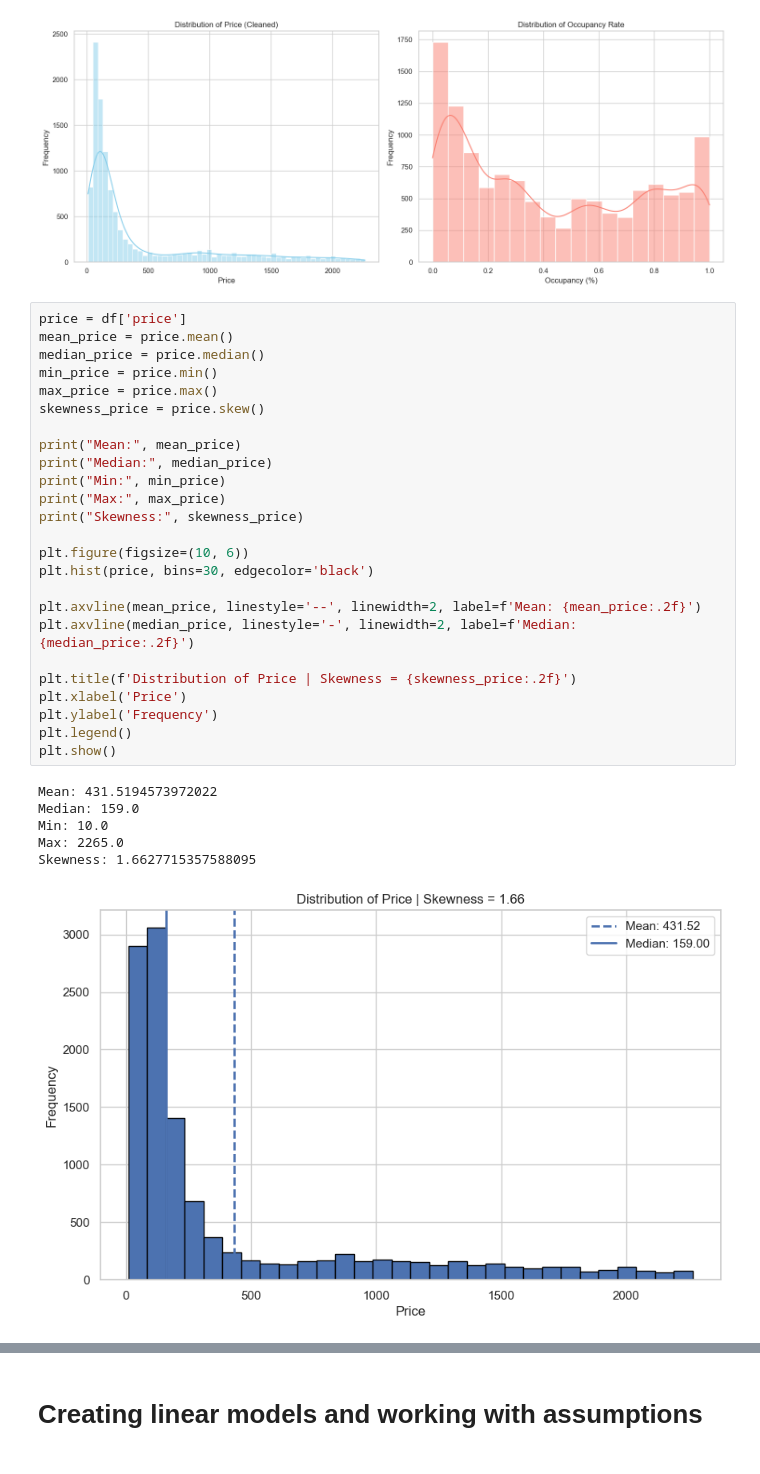
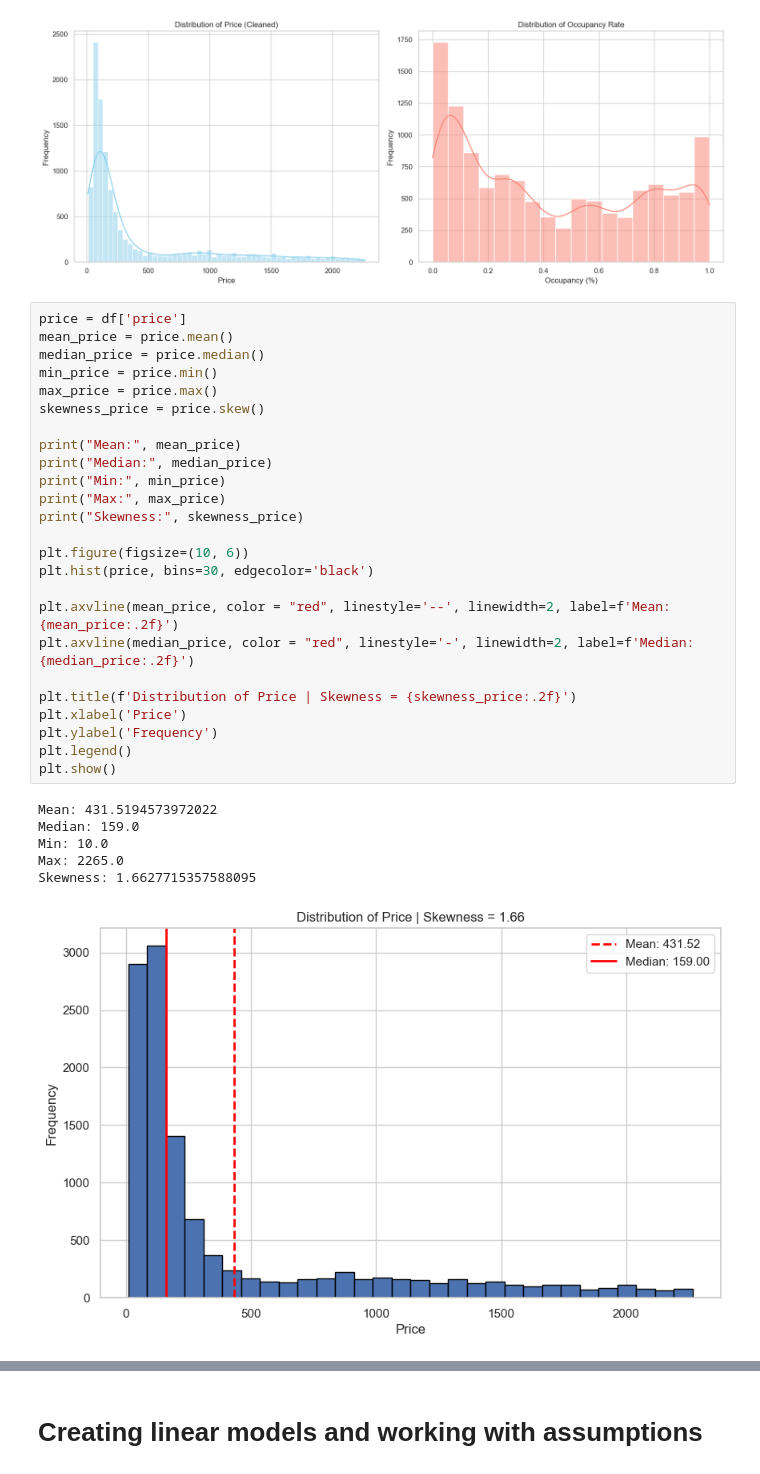
Before and after one commit to anna-kryvulia/Econometrics_project_Airbnb, a Jupyter notebook: file1.ipynb, the cells around one changed output, grey strips where cells are left out. Cells and saved outputs as stored; diff of their text form.

```diff
--- a/file1.ipynb
+++ b/file1.ipynb
@@ -158,32 +199,32 @@ plt.show()
 # %%
 price = df['price']
 mean_price = price.mean()
 median_price = price.median()
 min_price = price.min()
 max_price = price.max()
 skewness_price = price.skew()
 
 print("Mean:", mean_price)
 print("Median:", median_price)
 print("Min:", min_price)
 print("Max:", max_price)
 print("Skewness:", skewness_price)
 
 plt.figure(figsize=(10, 6))
 plt.hist(price, bins=30, edgecolor='black')
 
-plt.axvline(mean_price, linestyle='--', linewidth=2, label=f'Mean: {mean_price:.2f}')
-plt.axvline(median_price, linestyle='-', linewidth=2, label=f'Median: {median_price:.2f}')
+plt.axvline(mean_price, color = "red", linestyle='--', linewidth=2, label=f'Mean: {mean_price:.2f}')
+plt.axvline(median_price, color = "red", linestyle='-', linewidth=2, label=f'Median: {median_price:.2f}')
 
 plt.title(f'Distribution of Price | Skewness = {skewness_price:.2f}')
 plt.xlabel('Price')
 plt.ylabel('Frequency')
 plt.legend()
 plt.show()
 # %% [output]
 Mean: 431.5194573972022
 Median: 159.0
 Min: 10.0
 Max: 2265.0
 Skewness: 1.6627715357588095
-[figure, old version]
+[figure, new version]
```
Also changed, not shown: parts of 34 cells of this notebook, 1 other file.
